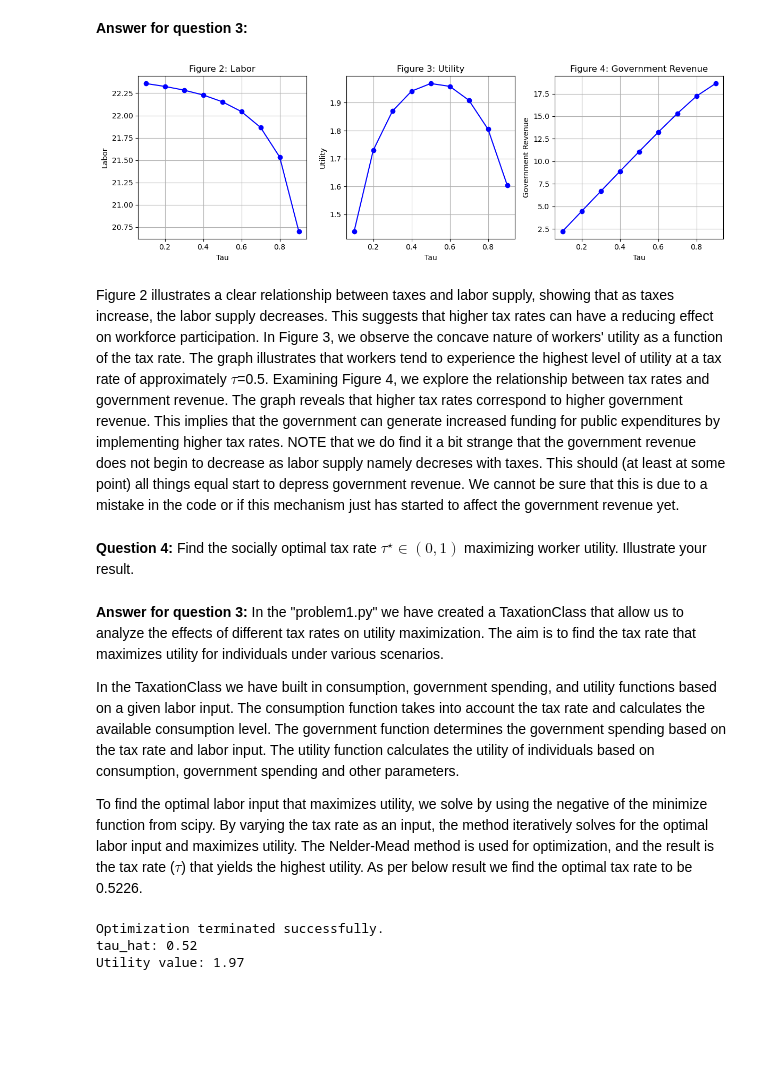
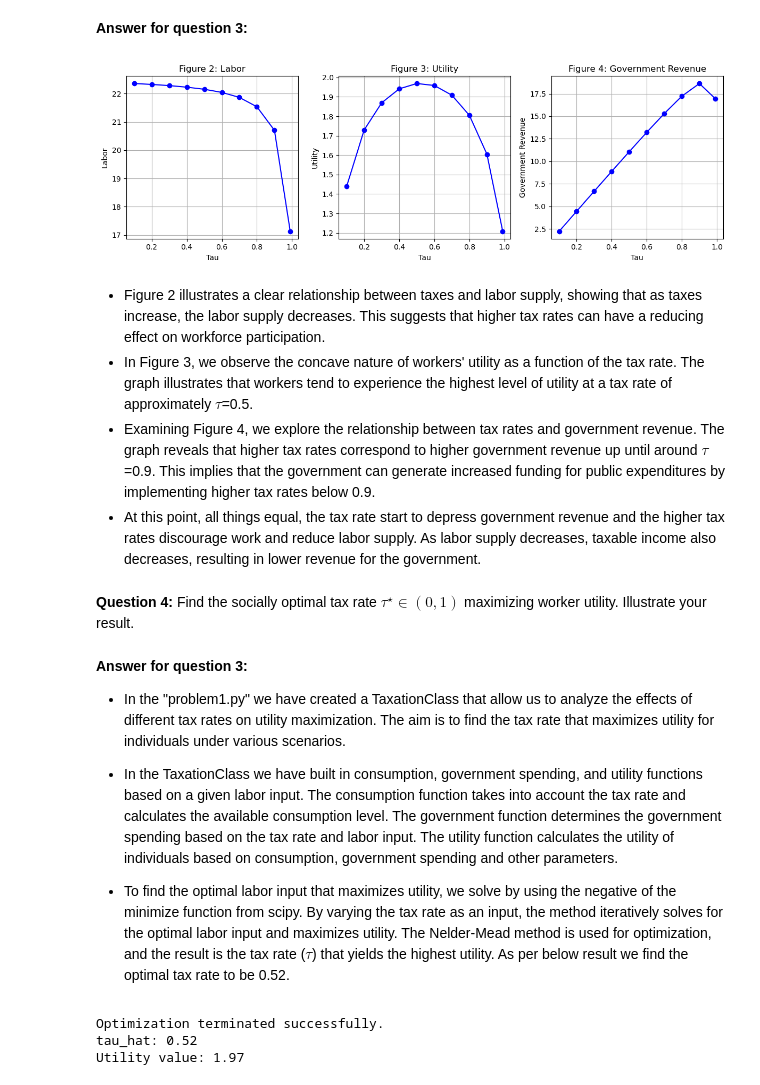
Before and after one commit to NumEconCopenhagen/projects-2023-aca, a Jupyter notebook: examproject/Exam-2023-notebook.ipynb.ipynb.ipynb, the cells around one changed output. Cells and saved outputs as stored; diff of their text form; code cells hidden in the pictures; blank space fills up the shorter version.

```diff
--- a/examproject/Exam-2023-notebook.ipynb.ipynb.ipynb
+++ b/examproject/Exam-2023-notebook.ipynb.ipynb.ipynb
@@ -150,7 +153,7 @@ par = model1.par
 sol = model1.sol
 # %%
 # Solutions for different tau-values
-tau_list = [0.1, 0.2, 0.3, 0.4, 0.5, 0.6, 0.7, 0.8, 0.9]
+tau_list = [0.1, 0.2, 0.3, 0.4, 0.5, 0.6, 0.7, 0.8, 0.9, 0.99]
 labor = {}
 utility = {}
 government = {}
@@ -165,45 +168,48 @@ for tau in tau_list:
 
 tau_values = list(labor.keys())
 labor_values = list(labor.values())
 utility_values = list(utility.values())
 government_values = list(government.values())
 
 # Plotting
 fig, axs = plt.subplots(1, 3, figsize=(12, 4))
 
 # Labor
 axs[0].plot(tau_values, labor_values, color='blue', linestyle='-', marker='o', label='Simulated')
 axs[0].set(xlabel='Tau', ylabel='Labor')
 axs[0].set_title('Figure 2: Labor')
 axs[0].grid(True)
 
 # Utility
 axs[1].plot(tau_values, utility_values, color='blue', linestyle='-', marker='o', label='Simulated')
 axs[1].set(xlabel='Tau', ylabel='Utility')
 axs[1].set_title('Figure 3: Utility')
 axs[1].grid(True)
 
 # Government revenue
 axs[2].plot(tau_values, government_values, color='blue', linestyle='-', marker='o', label='Simulated')
 axs[2].set(xlabel='Tau', ylabel='Government Revenue')
 axs[2].set_title('Figure 4: Government Revenue')
 axs[2].grid(True)
 
 fig.tight_layout()
 plt.show()
 # %% [output]
-[figure, old version]
+[figure, new version]
 # %% [markdown]
-Figure 2 illustrates a clear relationship between taxes and labor supply, showing that as taxes increase, the labor supply decreases. This suggests that higher tax rates can have a reducing effect on workforce participation. In Figure 3, we observe the concave nature of workers' utility as a function of the tax rate. The graph illustrates that workers tend to experience the highest level of utility at a tax rate of approximately $\tau$=0.5. Examining Figure 4, we explore the relationship between tax rates and government revenue. The graph reveals that higher tax rates correspond to higher government revenue. This implies that the government can generate increased funding for public expenditures by implementing higher tax rates. NOTE that we do find it a bit strange that the government revenue does not begin to decrease as labor supply namely decreses with taxes. This should (at least at some point) all things equal start to depress government revenue. We cannot be sure that this is due to a mistake in the code or if this mechanism just has started to affect the government revenue yet.
+- Figure 2 illustrates a clear relationship between taxes and labor supply, showing that as taxes increase, the labor supply decreases. This suggests that higher tax rates can have a reducing effect on workforce participation.
+- In Figure 3, we observe the concave nature of workers' utility as a function of the tax rate. The graph illustrates that workers tend to experience the highest level of utility at a tax rate of approximately $\tau$=0.5.
+- Examining Figure 4, we explore the relationship between tax rates and government revenue. The graph reveals that higher tax rates correspond to higher government revenue up until around $\tau$=0.9. This implies that the government can generate increased funding for public expenditures by implementing higher tax rates below 0.9.
+- At this point, all things equal, the tax rate start to depress government revenue and the higher tax rates discourage work and reduce labor supply. As labor supply decreases, taxable income also decreases, resulting in lower revenue for the government.
 # %% [markdown]
 **Question 4:** Find the socially optimal tax rate $\tau^{\star}\in(0,1)$ maximizing worker utility. Illustrate your result.
 # %% [markdown]
 **Answer for question 3:**
-In the "problem1.py" we have created a TaxationClass that allow us to analyze the effects of different tax rates on utility maximization. The aim is to find the tax rate that maximizes utility for individuals under various scenarios.
+- In the "problem1.py" we have created a TaxationClass that allow us to analyze the effects of different tax rates on utility maximization. The aim is to find the tax rate that maximizes utility for individuals under various scenarios.
 
-In the TaxationClass we have built in consumption, government spending, and utility functions based on a given labor input. The consumption function takes into account the tax rate and calculates the available consumption level. The government function determines the government spending based on the tax rate and labor input. The utility function calculates the utility of individuals based on consumption, government spending and other parameters.
+- In the TaxationClass we have built in consumption, government spending, and utility functions based on a given labor input. The consumption function takes into account the tax rate and calculates the available consumption level. The government function determines the government spending based on the tax rate and labor input. The utility function calculates the utility of individuals based on consumption, government spending and other parameters.
 
-To find the optimal labor input that maximizes utility, we solve by using the negative of the minimize function from scipy. By varying the tax rate as an input, the method iteratively solves for the optimal labor input and maximizes utility. The Nelder-Mead method is used for optimization, and the result is the tax rate ($\tau$) that yields the highest utility. As per below result we find the optimal tax rate to be 0.5226.
+- To find the optimal labor input that maximizes utility, we solve by using the negative of the minimize function from scipy. By varying the tax rate as an input, the method iteratively solves for the optimal labor input and maximizes utility. The Nelder-Mead method is used for optimization, and the result is the tax rate ($\tau$) that yields the highest utility. As per below result we find the optimal tax rate to be 0.52.
 # %%
 model1.optimal_tax(do_print=True) # We negate the value in the TaxationClass because it represents a minimizer.
 # %% [output]
```
Also changed, not shown: parts of 6 cells of this notebook.
